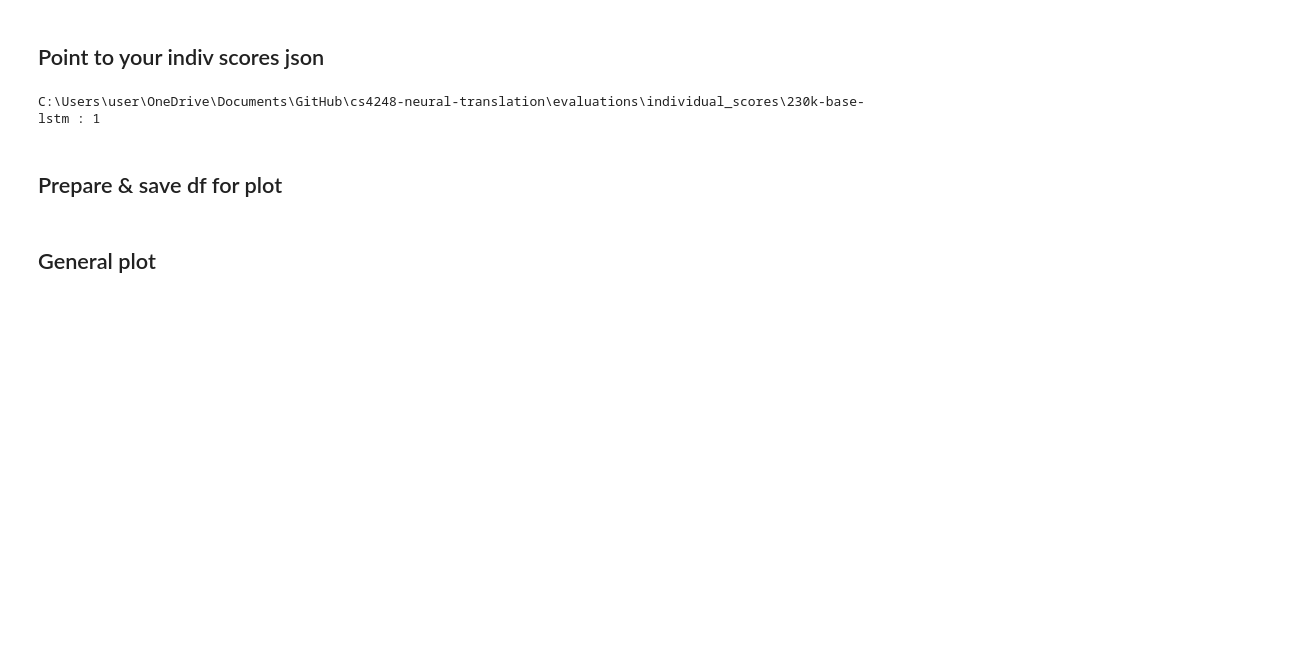
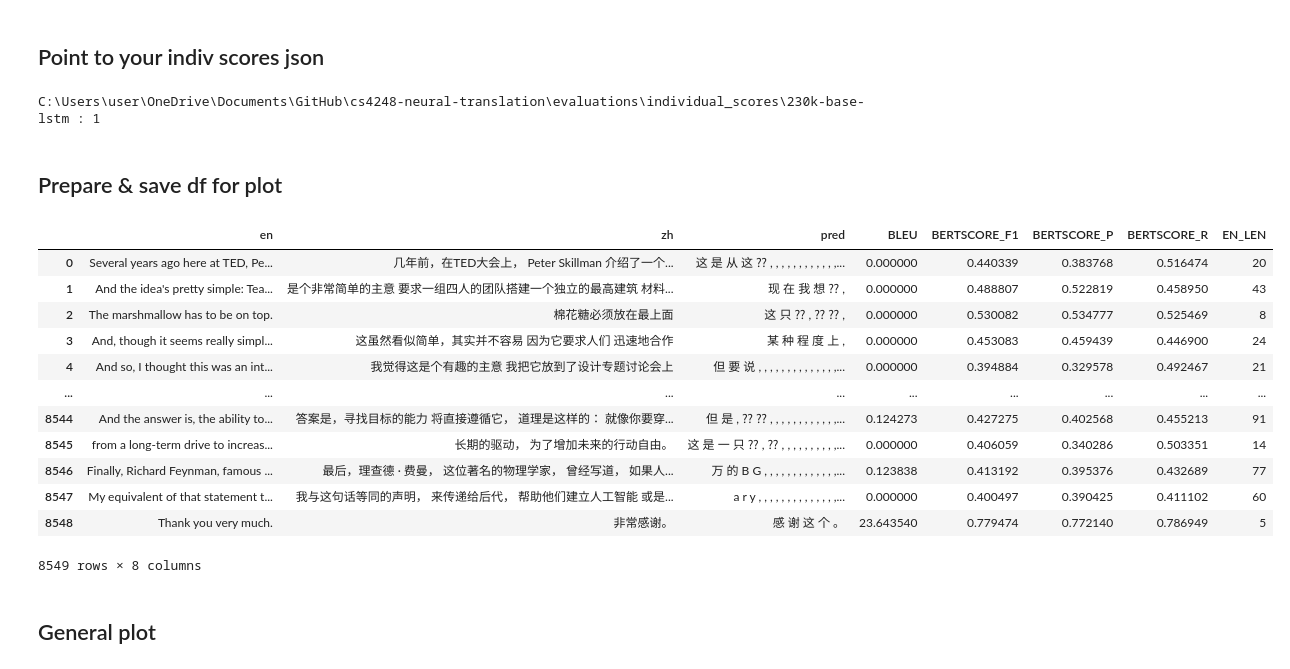
Before and after one commit to SeeuSim/cs4248-neural-translation, a Jupyter notebook: evaluations/plot generation/score_by_sent_len.ipynb, the cells around one changed output. Cells and saved outputs as stored; diff of their text form; code cells hidden in the pictures; blank space fills up the shorter version.

```diff
--- a/evaluations/plot generation/score_by_sent_len.ipynb
+++ b/evaluations/plot generation/score_by_sent_len.ipynb
@@ -48,0 +82,24 @@ train_df
+# %%
+PREDICTION_FILE = r"C:\Users\user\OneDrive\Documents\GitHub\cs4248-neural-translation\evaluations\predictions\230k-results\230k-base-lstm.json"
+REFERENCE_FILE = r"C:\Users\user\OneDrive\Documents\GitHub\cs4248-neural-translation\tokenisation\data\iwslt2017-en-zh-test.zh"
+
+predictions = []
+reference = []
+
+with open(f'{PREDICTION_FILE}', 'r', encoding='utf-8') as f:
+    raw = f.read()
+    pdict = json.loads(raw)
+    if "predicted" in pdict:
+        predictions = [*predictions, *pdict['predicted']]
+
+with open(f'{REFERENCE_FILE}', 'r',encoding='utf-8') as f:
+    reference = [*reference, *(f.readlines())]
+
+assert len(predictions) == len(reference), \
+    'Received a wrong number of predictions. ' + \
+    'Ensure that you have generated predictions for the whole test set. \n\n' + \
+    f'Predictions Length: {len(predictions)}, Expected: {len(reference)}'
+
+predictions = list(map(lambda s: s or '⁇', predictions))
+refs = [[r] for r in reference]
+sys = [str(p).rstrip() for p in predictions]
@@ -48,0 +108,4 @@ train_df
+# %%
+train_df['pred'] = sys
+
+train_df
@@ -70,9 +147,22 @@ C:\Users\user\OneDrive\Documents\GitHub\cs4248-neural-translation\evaluations\in
 # %%
 train_df['BLEU'] = json_objects[0]['BLEU']
 train_df['BERTSCORE_F1'] = json_objects[0]['BERTSCORE_F1']
 train_df['BERTSCORE_P'] = json_objects[0]['BERTSCORE_P']
 train_df['BERTSCORE_R'] = json_objects[0]['BERTSCORE_R']
 train_df['EN_LEN'] = train_df['en'].apply(tokenize_en)
 
-# name is up to you, this is j temp s
-train_df.to_csv(r"score by sentence len\230k-yourmodel-4-plot.csv",index=False)
+train_df
+# %% [output]
+|  | en | zh | pred | BLEU | BERTSCORE_F1 | BERTSCORE_P | BERTSCORE_R | EN_LEN |
+| 0 | Several years ago here at TED, Pe... | 几年前，在TED大会上， Peter Skillman 介绍了一个... | 这 是 从 这 ⁇ , , , , , , , , , , , ,... | 0.000000 | 0.440339 | 0.383768 | 0.516474 | 20 |
+| 1 | And the idea's pretty simple: Tea... | 是个非常简单的主意 要求一组四人的团队搭建一个独立的最高建筑 材料... | 现 在 我 想 ⁇ , | 0.000000 | 0.488807 | 0.522819 | 0.458950 | 43 |
+| 2 | The marshmallow has to be on top. | 棉花糖必须放在最上面 | 这 只 ⁇ , ⁇ ⁇ , | 0.000000 | 0.530082 | 0.534777 | 0.525469 | 8 |
+| 3 | And, though it seems really simpl... | 这虽然看似简单，其实并不容易 因为它要求人们 迅速地合作 | 某 种 程 度 上 , | 0.000000 | 0.453083 | 0.459439 | 0.446900 | 24 |
+| 4 | And so, I thought this was an int... | 我觉得这是个有趣的主意 我把它放到了设计专题讨论会上 | 但 要 说 , , , , , , , , , , , , , ,... | 0.000000 | 0.394884 | 0.329578 | 0.492467 | 21 |
+| ... | ... | ... | ... | ... | ... | ... | ... | ... |
+| 8544 | And the answer is, the ability to... | 答案是，寻找目标的能力 将直接遵循它， 道理是这样的： 就像你要穿... | 但 是 , ⁇ ⁇ , , , , , , , , , , , ,... | 0.124273 | 0.427275 | 0.402568 | 0.455213 | 91 |
+| 8545 | from a long-term drive to increas... | 长期的驱动， 为了增加未来的行动自由。 | 这 是 一 只 ⁇ , ⁇ , , , , , , , , , ,... | 0.000000 | 0.406059 | 0.340286 | 0.503351 | 14 |
+| 8546 | Finally, Richard Feynman, famous ... | 最后，理查德 · 费曼， 这位著名的物理学家， 曾经写道， 如果人... | 万 的 B G , , , , , , , , , , , , ,... | 0.123838 | 0.413192 | 0.395376 | 0.432689 | 77 |
+| 8547 | My equivalent of that statement t... | 我与这句话等同的声明， 来传递给后代， 帮助他们建立人工智能 或是... | a r y , , , , , , , , , , , , , ,... | 0.000000 | 0.400497 | 0.390425 | 0.411102 | 60 |
+| 8548 | Thank you very much. | 非常感谢。 | 感 谢 这 个 。 | 23.643540 | 0.779474 | 0.772140 | 0.786949 | 5 |
+8549 rows × 8 columns
```
Also changed, not shown: parts of 13 cells of this notebook, 16 other files.
